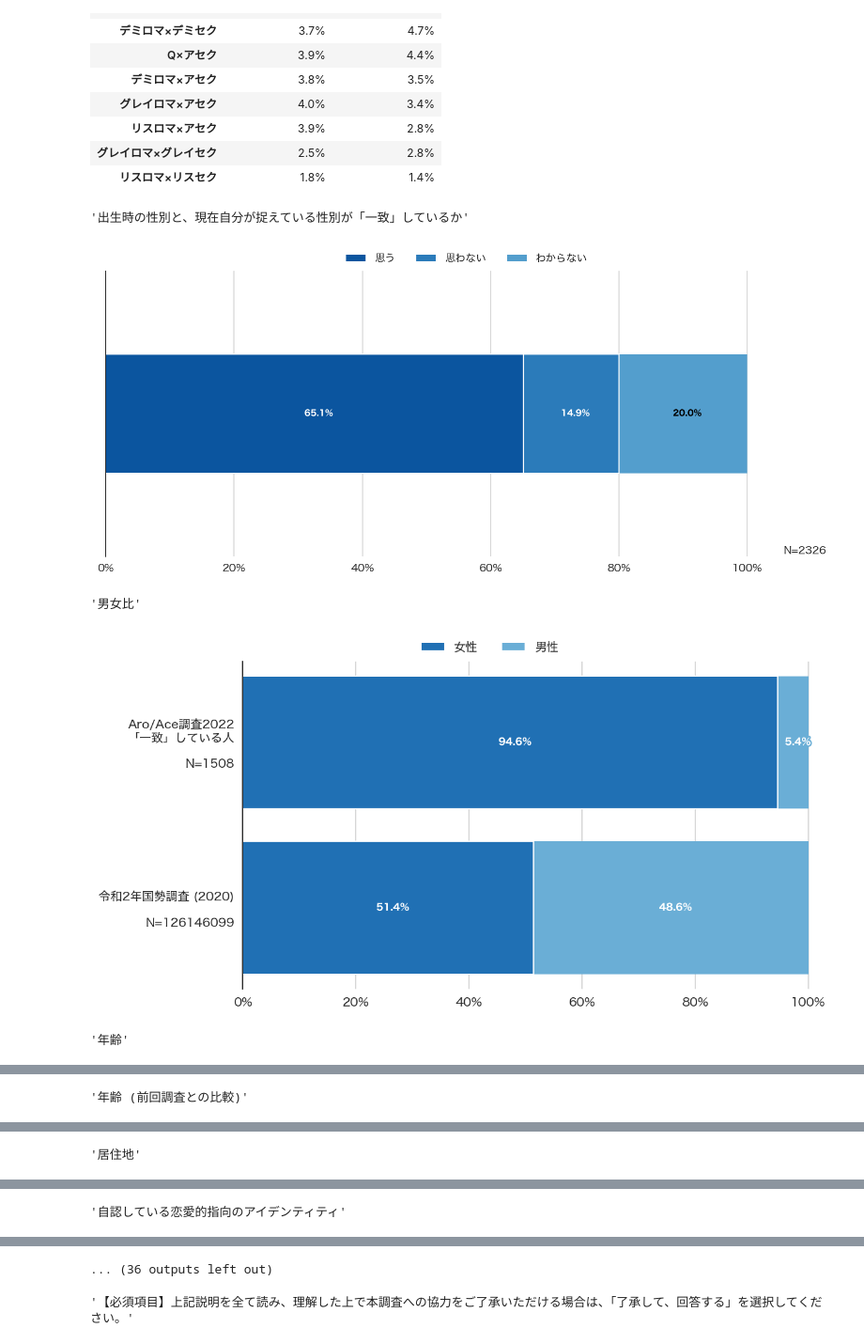
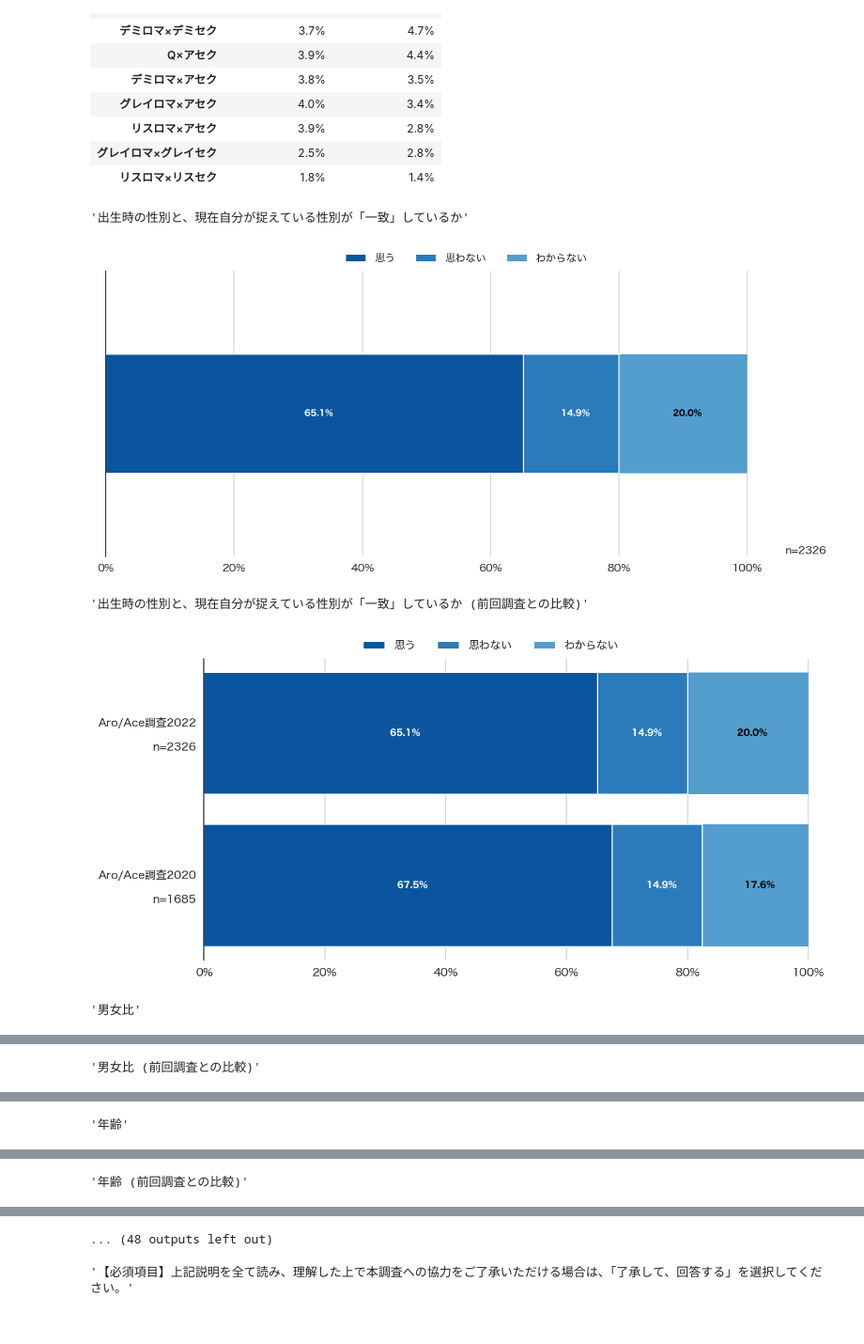
Before and after one commit to ypresto/asloop-survey, a Jupyter notebook: plot.ipynb, the cells around one changed output, grey strips where cells are left out. Shown at 94% size. Saved outputs shown, nothing was run; the diff lists cells and outputs as text; code cells hidden in the pictures.

Commit message:
Add comparisons with last census

```diff
--- a/plot.ipynb
+++ b/plot.ipynb
@@ -421,6 +524,25 @@ def render_residence_plot():
 
     save_figure(figure, title)
 
+
+    title2 = '居住地 (前回調査との比較)'
+
+    data3: pd.Series = pd.read_csv('./data/residence_2020.csv', index_col='都道府県').squeeze()
+    n3 = data3.sum()
+    data3.index = pd.Series(data3.index).replace(location_map)
+    data3 = data3.groupby(level=0).sum() * 100 / n3
+    data3.rename(f'Aro/Ace調査2020 (n={n3})', inplace=True)
+
+    data_prev_year = data1.to_frame().join(data3.reindex(data1.index), how='outer').unstack().reset_index()
+    data_prev_year.columns = ['ソース', '地方', 'percent']
+
+    grid: FacetGrid = sns.catplot(data=data_prev_year, kind='bar', y='percent', x='地方', hue='ソース', orient='v', aspect=16/9, width=0.5, palette=palette_3[0:2])
+    figure: Figure = grid.figure
+    adjust_figure_for_v_grouped(grid.figure, None, title2, bar_label=False)
+    render_bar_labels_for_comparison(grid.figure)
+
+    save_figure(figure, title2)
+
 # render_residence_plot()
 # %%
 def render_age_plot():
@@ -508,44 +630,49 @@ Aro/Ace調査2022 (n=2305)
 reset_figure_num()
 
 plot_stacked_hbar('M', '出生時の性別と、現在自分が捉えている性別が「一致」しているか')
+plot_stacked_hbar_with_comparison('M', './data/cis_gender_2020.csv', '「一致」していると思うか', 'v', '出生時の性別と、現在自分が捉えている性別が「一致」しているか (前回調査との比較)')
 render_sex_plot()
 render_age_plot()
 render_residence_plot()
 plot_bar('Y', 'v', '自認している恋愛的指向のアイデンティティ')
 plot_bar('AN', 'v', '自認している性的指向のアイデンティティ')
 # 主な恋愛的指向×性的指向アイデンティティの組み合わせ	Y	AN	表	＊組み合わせの中から任意で抜粋しているため、回答数による降順ではない	IDの組み合わせ、前年度と比較→縦軸にセクシュアリティの組み合わせ、横軸に2020・2022を入れて1枚の大きな表にしてほしいです（右の青い部分を見て）
+
+plot_bar_with_comparison('Y', './data/romantic_orientations_2020.csv', '恋愛指向', 'v', '自認している恋愛指向のアイデンティティ (前回調査との比較)', '＊2020年調査: 「Aro/Aceを自認していない」(1.8％)は省略している')
+plot_bar_with_comparison('AN', './data/sexual_orientations_2020.csv', '性的指向', 'v', '自認している性的指向のアイデンティティ (前回調査との比較)', '＊2020年調査: 「Aro/Aceを自認していない」(2.6％)は省略している\n＊2020年調査: 設定上の誤りがあり、「クエスチョニング」がデフォルトの選択肢に含まれていないため、結果の解釈には留意が必要')
+plot_bar_with_comparison('AF', './data/libido_2020.csv', '性欲の有無', 'v', '自分に「性欲」があると思うか (前回調査との比較)', '＊2020年調査: 無回答はnに含めていない')
 
 plot_bar('AZ', 'h', '自分がAro/Aceであることをカミングアウトした相手(複数回答)',
     '＊1　本調査におけるカミングアウトは「自分のセクシュアリティを他者に自ら打ち明けること」であり、\n　　　単に恋愛や性的な事柄への無関心などを伝えることではなく、自分のあり方や自認について詳しく説明した経験と定義した\n＊2　複数回答で「誰にも伝えていない」を選択していた場合、誤答として処理した',
     other_groups=['その他'],
     sort=True)
 
 plot_stacked_hbar_grouped('AF', 'AN', '自分に"性欲"があると思うか×性的指向')
 plot_stacked_hbar_grouped('AE', 'AN', '他の人と性行為をしようと思うことがあるか×性的指向')
 plot_stacked_hbar_grouped('AH', 'AN', '他の人を性的な意味で魅力的だと感じたことがあるか×性的指向')
 
 plot_stacked_hbar_grouped('S', 'Y', '胸が「ドキドキ」する感情を抱くことがあるか×恋愛的指向')
 plot_stacked_hbar_grouped('Q', 'Y', '「付き合いたい」と思うことがあるか×恋愛的指向')
 
 plot_bar('BB', 'h', '過去の恋人人数')
 plot_bar('CX', 'h', 'これまでに性行為をした人数', '＊本調査における性⾏為の例：他の⼈と⼿や⼝で性器などを刺激すること、挿⼊⾏為など')
 
 plot_bar('CH', 'h', '特定の行動に対する嫌悪感(複数回答)', '＊複数回答で「どれにも嫌悪感を覚えない」を選択していた場合、誤答として処理した（嫌悪感に関する質問は以下同様）', ['どれにも嫌悪感を覚えない'])
 
 plot_bar_grouped('CE', 'Y', 'v', '恋愛要素のあることに対する嫌悪感×恋愛的指向', '＊質問紙には上記以外に「異性間の恋愛作品の鑑賞」、「男性同士の恋愛作品の鑑賞」、「女性同士の恋愛作品の鑑賞」という選択肢があり、\n「どれにも嫌悪感を覚えない」はそれらを含め覚えないと回答したものである', filter_answers=['他の人の恋愛話を聞く', '自分の恋愛話を聞かれる', 'どれにも嫌悪感を覚えない'], palette=palette_4)
 plot_bar('BK', 'h', '恋愛関係かつ性的関係のあるパートナー等を望むか')
 plot_bar('BM', 'h', '恋愛関係も性的関係もないパートナー等を望むか')
 plot_bar('CO', 'h', 'Aro/Aceであることで経験したこと（複数回答）', '＊複数回答で「とくになかった」を選択していた場合、「とくになかった」以外の回答を誤答として処理した', other_groups=['その他', 'とくになかった'], sort=True)
 
 plot_stacked_hbar('CC', 'Aro/Aceに関する作品を望むか')
 
 plot_stacked_hbar_grouped('AB', 'Y', '自認（性的指向）をためらったことがあるか×性的指向')
 plot_stacked_hbar_grouped('AP', 'AN', '自認（恋愛的指向）をためらったことがあるか×恋愛的指向')
 
 plot_bar('CQ', 'h', 'Aro/Aceとして生きる中で不安を感じること（複数回答）', '＊複数回答で「とくにない」を選択していた場合、「とくにない」以外の回答を誤答として処理した', other_groups=['その他', 'とくにない'], sort=True)
 # %% [output]
 '出生時の性別と、現在自分が捉えている性別が「一致」しているか'
 [figure]
-'男女比'
+'出生時の性別と、現在自分が捉えている性別が「一致」しているか (前回調査との比較)'
-[figure, old version]
+[figure, new version]
-'年齢'
+'男女比'
@@ -553 +680 @@ plot_bar('CQ', 'h', 'Aro/Aceとして生きる中で不安を感じること（
-'年齢 (前回調査との比較)'
+'男女比 (前回調査との比較)'
@@ -555 +682 @@ plot_bar('CQ', 'h', 'Aro/Aceとして生きる中で不安を感じること（
-'居住地'
+'年齢'
@@ -557 +684 @@ plot_bar('CQ', 'h', 'Aro/Aceとして生きる中で不安を感じること（
-'自認している恋愛的指向のアイデンティティ'
+'年齢 (前回調査との比較)'
@@ -559,4 +686,4 @@ plot_bar('CQ', 'h', 'Aro/Aceとして生きる中で不安を感じること（
-... (36 outputs left out)
+... (48 outputs left out)
 # %%
 #　単純集計をすべてグラフに起こす
 
```
Also changed, not shown: parts of 4 cells of this notebook.
